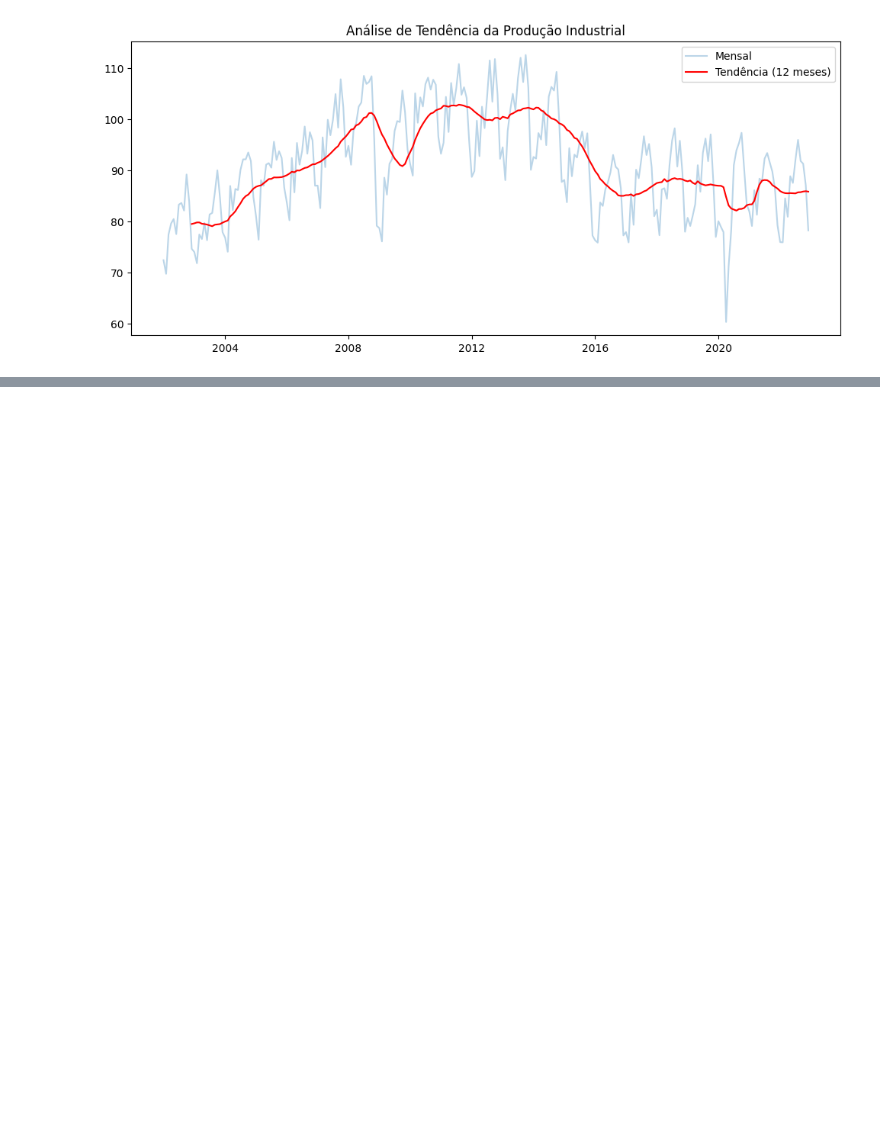
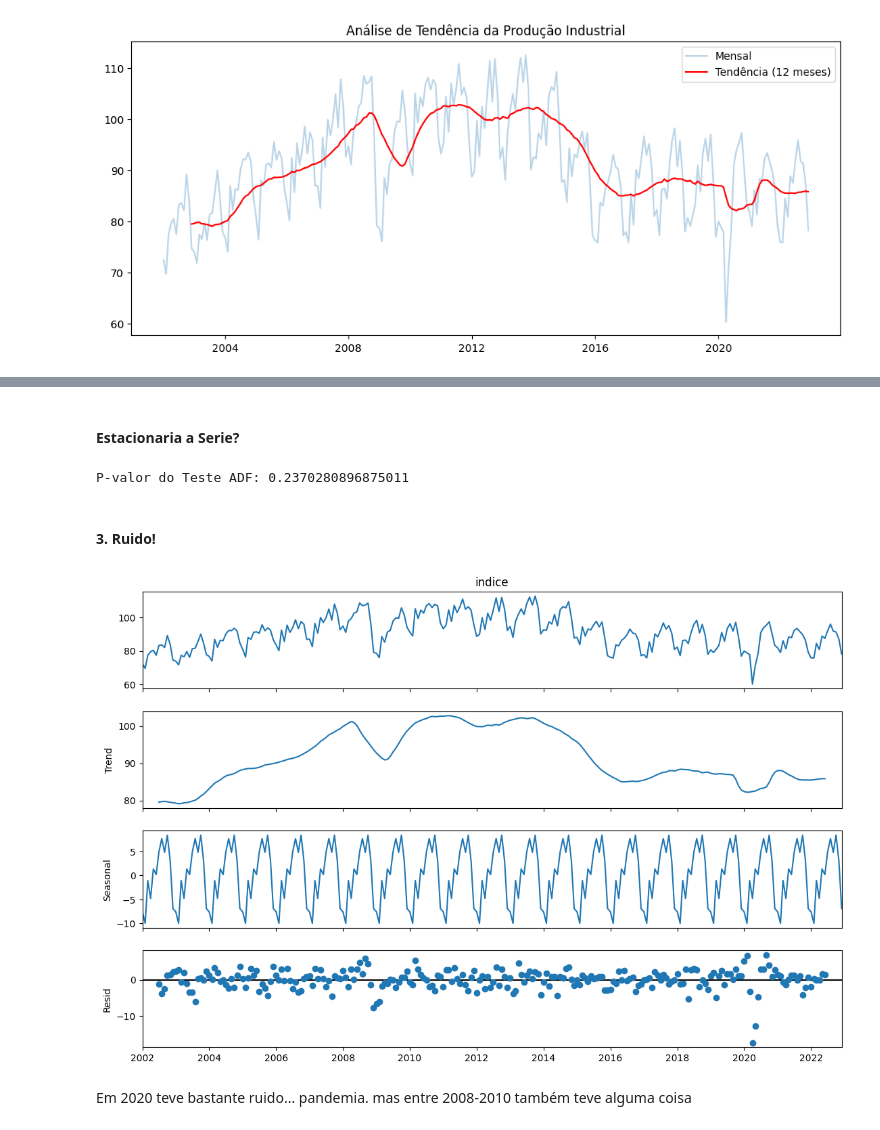
Before and after one commit to MarianaMayumeCaniza/PROJETOAPLICADO4_2026.01, a Jupyter notebook: Desenvolvimento/DesenvolvimentodoProjeto.ipynb, the cells around one changed output, grey strips where cells are left out. Cells and saved outputs as stored; diff of their text form; code cells hidden in the pictures; blank space fills up the shorter version.

```diff
--- a/Desenvolvimento/DesenvolvimentodoProjeto.ipynb
+++ b/Desenvolvimento/DesenvolvimentodoProjeto.ipynb
@@ -220,0 +239,28 @@ plt.show()
+# %% [markdown]
+#### Estacionaria a Serie?
+# %%
+from statsmodels.tsa.stattools import adfuller
+
+resultado_adf = adfuller(df_final['indice'])
+print(f'P-valor do Teste ADF: {resultado_adf[1]}')
+
+# Se p-valor > 0.05, a série nao e estacionária (tem tendência)
+# Se p-valor <= 0.05, a série e estacionária
+# %% [output]
+P-valor do Teste ADF: 0.2370280896875011
+# %% [markdown]
+#### 3. Ruido!
+# %%
+from statsmodels.tsa.seasonal import seasonal_decompose
+
+# Decomposição Aditiva (porque a oscilação parece constante)
+decomposicao = seasonal_decompose(df_final['indice'], model='additive', period=12)
+
+# Plotar os 4 gráficos de uma vez
+fig = decomposicao.plot()
+fig.set_size_inches(12, 8)
+plt.show()
+# %% [output]
+[figure, added]
+# %% [markdown]
+Em 2020 teve bastante ruido... pandemia. mas entre 2008-2010 também teve alguma coisa
```
Also changed, not shown: parts of 3 cells of this notebook.
